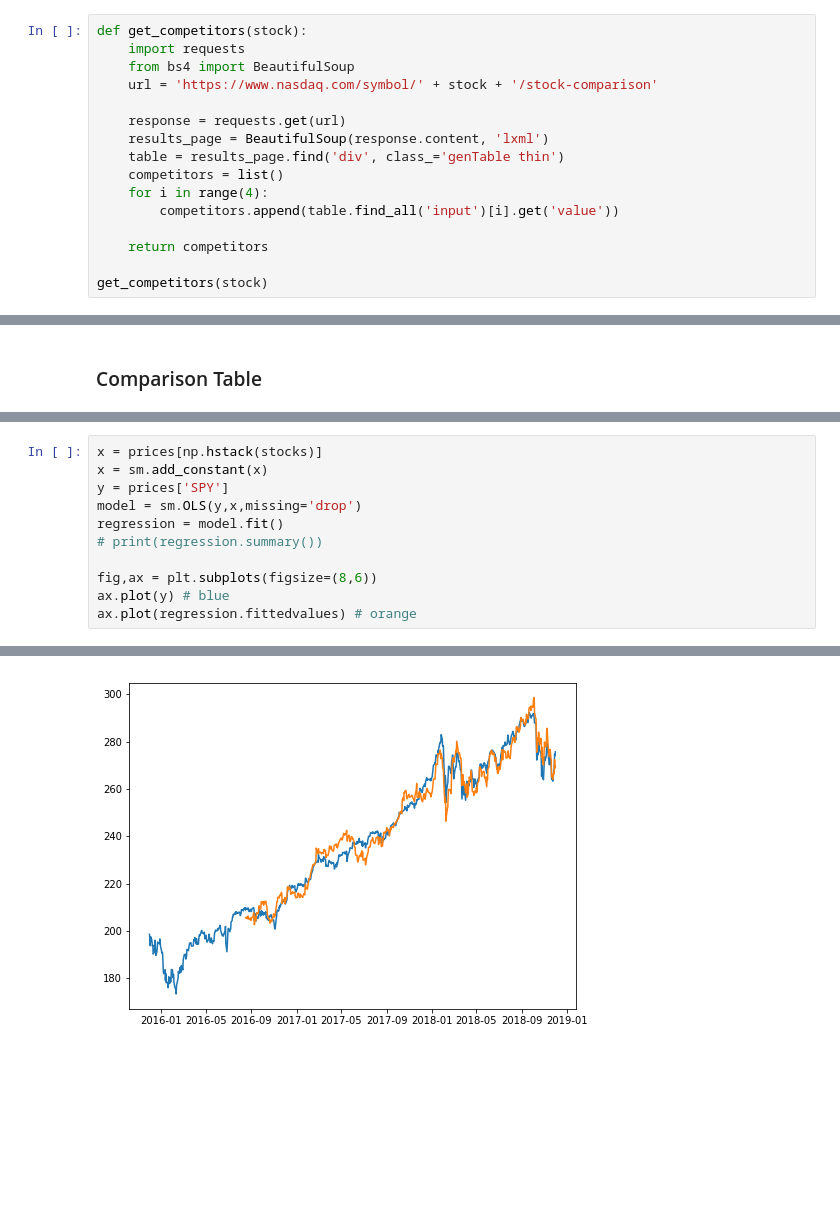
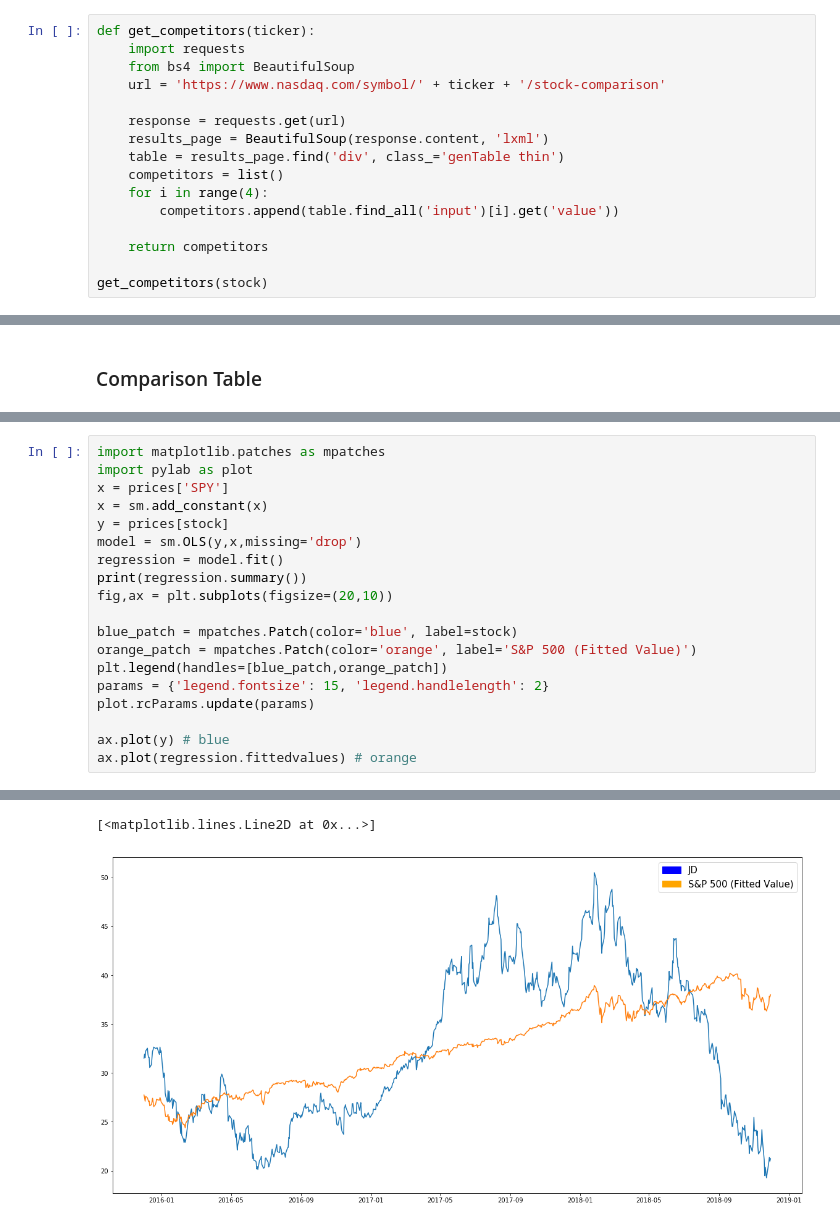
Before and after one commit to suyuchenxm/toolsproject, a Jupyter notebook: Jordan.ipynb, the cells around one changed output, grey strips where cells are left out. Drawn from its saved outputs; the diff is of its cells as text; blank space fills up the shorter version.

Commit message:
define competitor, plot regression

```diff
--- a/Jordan.ipynb
+++ b/Jordan.ipynb
@@ -75,10 +75,10 @@ get_sector()
 # %% [markdown]
 ### Find competitors
 # %%
-def get_competitors(stock):
+def get_competitors(ticker):
     import requests
     from bs4 import BeautifulSoup
-    url = 'https://www.nasdaq.com/symbol/' + stock + '/stock-comparison'
+    url = 'https://www.nasdaq.com/symbol/' + ticker + '/stock-comparison'
 
     response = requests.get(url)
     results_page = BeautifulSoup(response.content, 'lxml')
@@ -208,12 +219,20 @@ plt.scatter(returns.mean(), returns.std())
 # %%
-x = prices[np.hstack(stocks)]
+import matplotlib.patches as mpatches
+import pylab as plot
+x = prices['SPY']
 x = sm.add_constant(x)
-y = prices['SPY']
+y = prices[stock]
 model = sm.OLS(y,x,missing='drop')
 regression = model.fit()
-# print(regression.summary())
+print(regression.summary())
+fig,ax = plt.subplots(figsize=(20,10))
 
-fig,ax = plt.subplots(figsize=(8,6))
+blue_patch = mpatches.Patch(color='blue', label=stock)
+orange_patch = mpatches.Patch(color='orange', label='S&P 500 (Fitted Value)')
+plt.legend(handles=[blue_patch,orange_patch])
+params = {'legend.fontsize': 15, 'legend.handlelength': 2}
+plot.rcParams.update(params)
+
 ax.plot(y) # blue
 ax.plot(regression.fittedvalues) # orange
 # %% [output]
@@ -221 +256,2 @@ ax.plot(regression.fittedvalues) # orange
+[<matplotlib.lines.Line2D at 0x...>]
-[figure, old version]
+[figure, new version]
```
Also changed, not shown: parts of 9 cells of this notebook.
